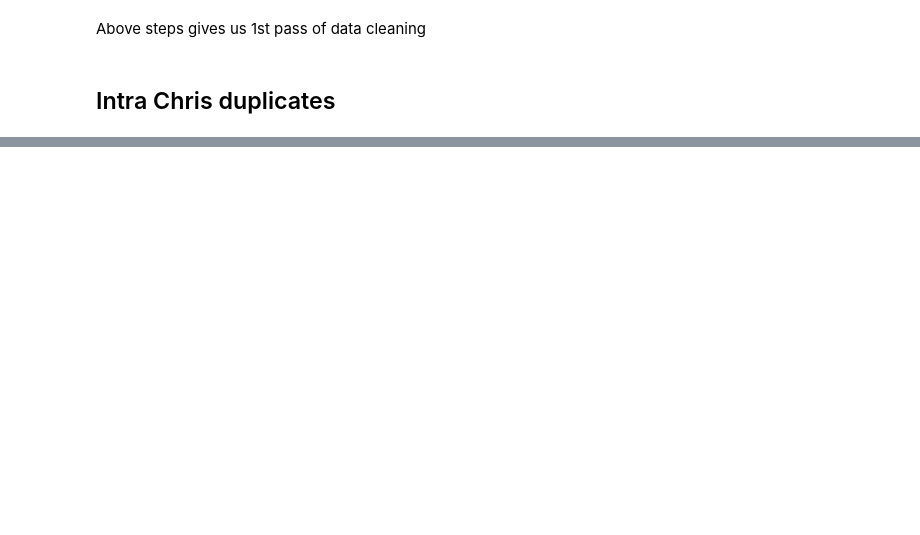
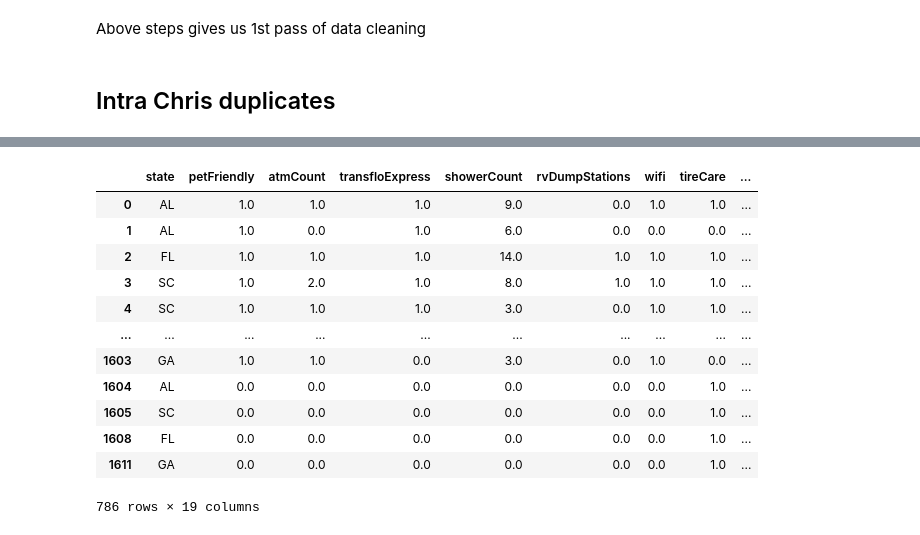
Before and after one commit to Bhavya-Budhia/TruckParking, a Jupyter notebook: model_stops.ipynb, the cells around one changed output, grey strips where cells are left out. Drawn from its saved outputs; the diff is of its cells as text; code cells hidden in the pictures; blank space fills up the shorter version.

Commit message:
Amenities info added & loop for parking
Signed-off-by: Bhavya <bhavya_b@mit.edu>

```diff
--- a/model_stops.ipynb
+++ b/model_stops.ipynb
@@ -98,7 +131,6 @@ stop_tab_df["link_id"] = stop_tab_df["routeid"].astype("str") + "_" + stop_tab_d
 stop_tab_df = stop_tab_df[
     ["pin id", "pinname", "lat", "lng", "truckParkingSpotCount", "f_system", "link_id", "overnightParking"]].copy()
 stop_tab_df["review_score"] = ""
-stop_tab_df["amenities_score"] = ""
 # stop_tab_df
 # %% [markdown]
 # Ginny & Christina data check
@@ -216,0 +289,25 @@ columns = ['pin id', 'pinname', 'lat', 'lng', 'truckParkingSpotCount', 'f_system
+# %%
+df_amenities = df_amenities[
+    ['state', 'petFriendly', 'atmCount', 'transfloExpress', 'showerCount', 'rvDumpStations', 'wifi', 'tireCare',
+     'overnightParking', 'faxScanService', 'Pin ID', 'pool', 'laundry', 'gym', 'work24h7d', 'lightedParking',
+     'lightedBathroomAccess', 'reserved_parking', 'freePark']].copy()
+# %%
+df_amenities = df_amenities[df_amenities['Pin ID'].isin(stop_tab_df["pin id"].unique())].copy()
+# %%
+df_amenities.fillna(0, inplace=True)
+# %%
+df_amenities
+# %% [output]
+|  | state | petFriendly | atmCount | transfloExpress | showerCount | rvDumpStations | wifi | tireCare | ... |
+| 0 | AL | 1.0 | 1.0 | 1.0 | 9.0 | 0.0 | 1.0 | 1.0 | ... |
+| 1 | AL | 1.0 | 0.0 | 1.0 | 6.0 | 0.0 | 0.0 | 0.0 | ... |
+| 2 | FL | 1.0 | 1.0 | 1.0 | 14.0 | 1.0 | 1.0 | 1.0 | ... |
+| 3 | SC | 1.0 | 2.0 | 1.0 | 8.0 | 1.0 | 1.0 | 1.0 | ... |
+| 4 | SC | 1.0 | 1.0 | 1.0 | 3.0 | 0.0 | 1.0 | 1.0 | ... |
+| ... | ... | ... | ... | ... | ... | ... | ... | ... | ... |
+| 1603 | GA | 1.0 | 1.0 | 0.0 | 3.0 | 0.0 | 1.0 | 0.0 | ... |
+| 1604 | AL | 0.0 | 0.0 | 0.0 | 0.0 | 0.0 | 0.0 | 1.0 | ... |
+| 1605 | SC | 0.0 | 0.0 | 0.0 | 0.0 | 0.0 | 0.0 | 1.0 | ... |
+| 1608 | FL | 0.0 | 0.0 | 0.0 | 0.0 | 0.0 | 0.0 | 1.0 | ... |
+| 1611 | GA | 0.0 | 0.0 | 0.0 | 0.0 | 0.0 | 0.0 | 1.0 | ... |
+786 rows × 19 columns
```
Also changed, not shown: parts of 18 cells of this notebook, 1 other file.
